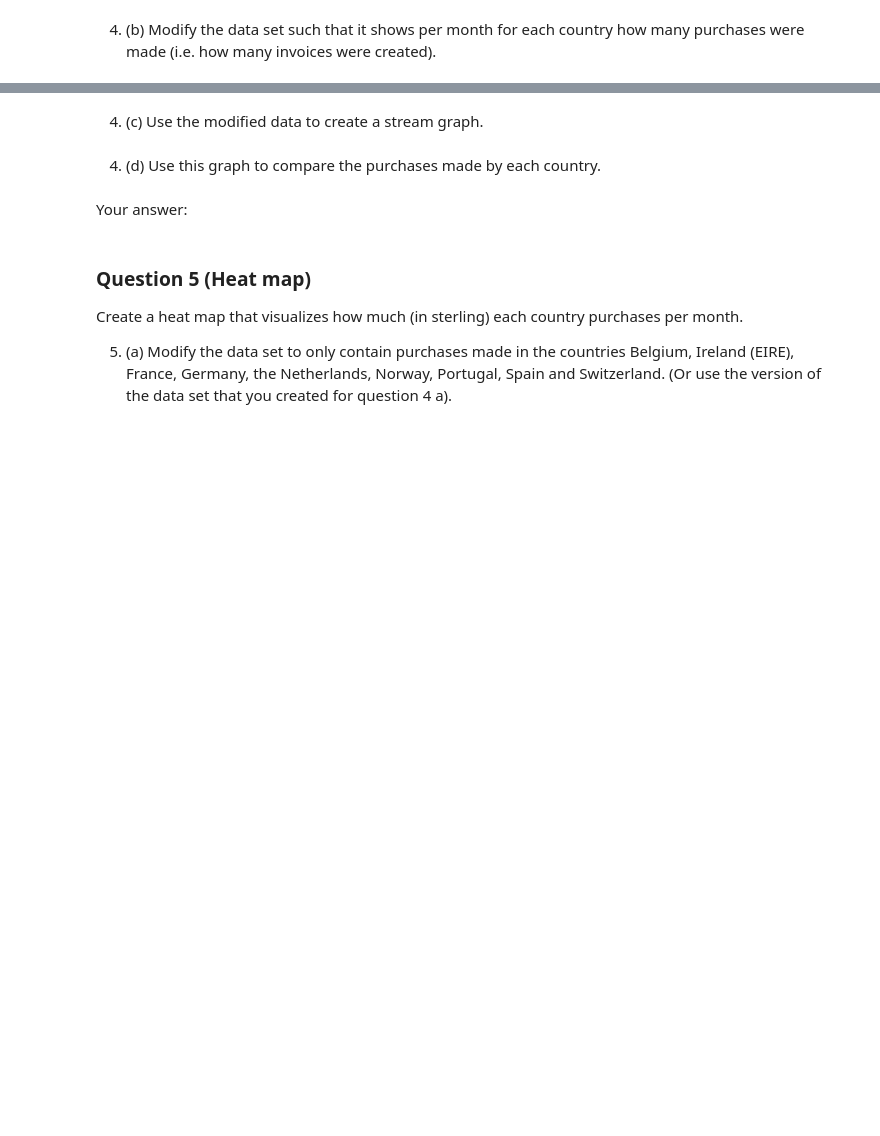
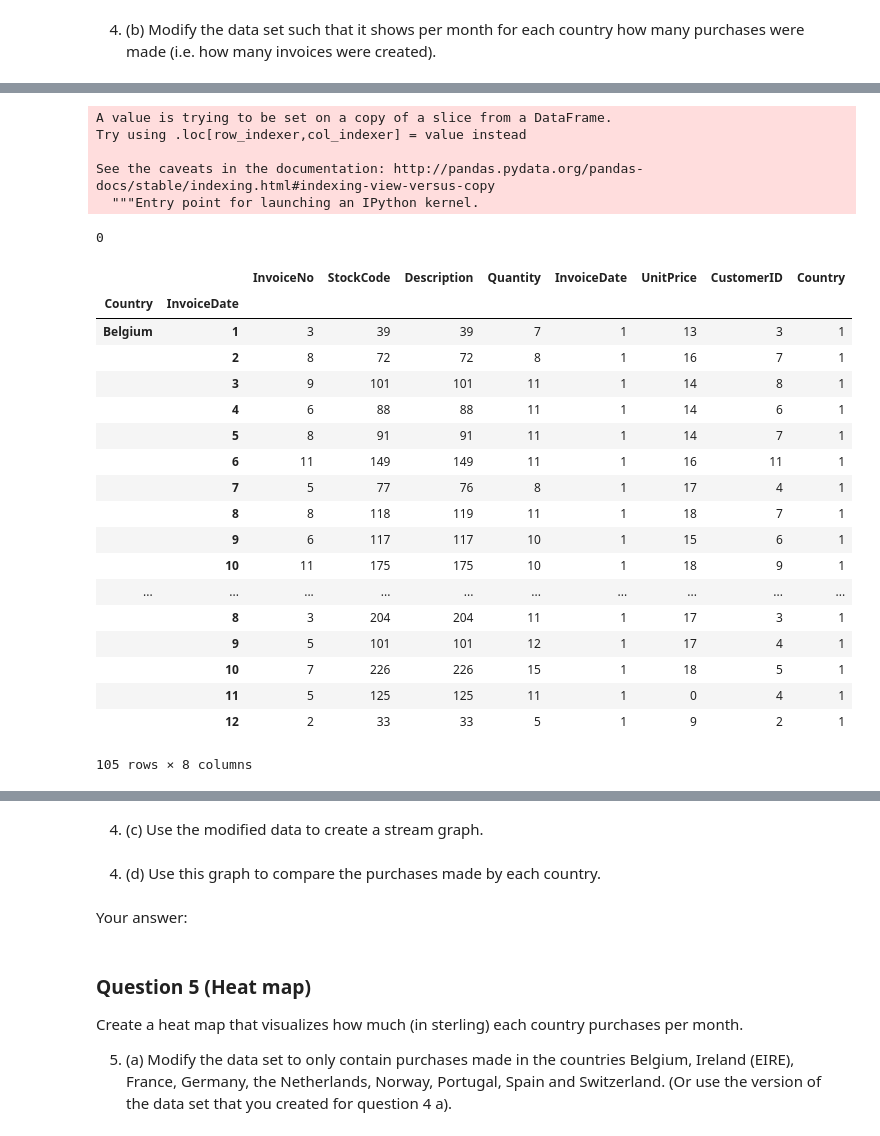
Before and after one commit to mrsonuk/university, a Jupyter notebook: data_science/assignment/02/Assignment2.ipynb, the cells around one changed output, grey strips where cells are left out. Saved outputs shown, nothing was run; the diff lists cells and outputs as text; code cells hidden in the pictures; blank space fills up the shorter version.

Commit message:
Init data science assignment 2

```diff
--- a/data_science/assignment/02/Assignment2.ipynb
+++ b/data_science/assignment/02/Assignment2.ipynb
@@ -37,0 +174,3 @@ Create a stream graph that visualizes the number  of purchases (invoices) per co
+# %%
+cleanedData3 = cleanedData2
+cleanedData3['UnitPrice'] = pd.Series(new_unit_price)
@@ -37,0 +260,15 @@ Create a stream graph that visualizes the number  of purchases (invoices) per co
+# %%
+#your modification
+
+country_data = cleanedData3[(cleanedData3['Country'] == 'Belgium')
+                           | (cleanedData3['Country'] == 'EIRE')
+                           | (cleanedData3['Country'] == 'France')
+                           | (cleanedData3['Country'] == 'Germany')
+                           | (cleanedData3['Country'] == 'Netherlands')
+                           | (cleanedData3['Country'] == 'Norway')
+                           | (cleanedData3['Country'] == 'Portugal')
+                           | (cleanedData3['Country'] == 'Spain')
+                           | (cleanedData3['Country'] == 'Switzerland')]
+
+print(country_data.shape)
+country_data.head()
@@ -37,0 +283,2 @@ Create a stream graph that visualizes the number  of purchases (invoices) per co
+# %%
+country_data.reset_index(drop=True, inplace=True)
@@ -41,0 +326,35 @@ Create a stream graph that visualizes the number  of purchases (invoices) per co
+# %%
+country_data['InvoiceDate'] = country_data['InvoiceDate'].map(lambda x: x.month)
+# %% [output]
+A value is trying to be set on a copy of a slice from a DataFrame.
+Try using .loc[row_indexer,col_indexer] = value instead
+
+See the caveats in the documentation: http://pandas.pydata.org/pandas-docs/stable/indexing.html#indexing-view-versus-copy
+  """Entry point for launching an IPython kernel.
+# %%
+pd.isnull(country_data['InvoiceDate']).sum()
+# %% [output]
+0
+# %%
+newdf = country_data.groupby(['Country', 'InvoiceDate']).nunique()
+newdf
+# %% [output]
+|  |  | InvoiceNo | StockCode | Description | Quantity | InvoiceDate | UnitPrice | CustomerID | Country |
+| Country | InvoiceDate |  |  |  |  |  |  |  |  |
+| Belgium | 1 | 3 | 39 | 39 | 7 | 1 | 13 | 3 | 1 |
+|  | 2 | 8 | 72 | 72 | 8 | 1 | 16 | 7 | 1 |
+|  | 3 | 9 | 101 | 101 | 11 | 1 | 14 | 8 | 1 |
+|  | 4 | 6 | 88 | 88 | 11 | 1 | 14 | 6 | 1 |
+|  | 5 | 8 | 91 | 91 | 11 | 1 | 14 | 7 | 1 |
+|  | 6 | 11 | 149 | 149 | 11 | 1 | 16 | 11 | 1 |
+|  | 7 | 5 | 77 | 76 | 8 | 1 | 17 | 4 | 1 |
+|  | 8 | 8 | 118 | 119 | 11 | 1 | 18 | 7 | 1 |
+|  | 9 | 6 | 117 | 117 | 10 | 1 | 15 | 6 | 1 |
+|  | 10 | 11 | 175 | 175 | 10 | 1 | 18 | 9 | 1 |
+| ... | ... | ... | ... | ... | ... | ... | ... | ... | ... |
+|  | 8 | 3 | 204 | 204 | 11 | 1 | 17 | 3 | 1 |
+|  | 9 | 5 | 101 | 101 | 12 | 1 | 17 | 4 | 1 |
+|  | 10 | 7 | 226 | 226 | 15 | 1 | 18 | 5 | 1 |
+|  | 11 | 5 | 125 | 125 | 11 | 1 | 0 | 4 | 1 |
+|  | 12 | 2 | 33 | 33 | 5 | 1 | 9 | 2 | 1 |
+105 rows × 8 columns
```
Also changed, not shown: parts of 64 cells of this notebook, 3 other files.
